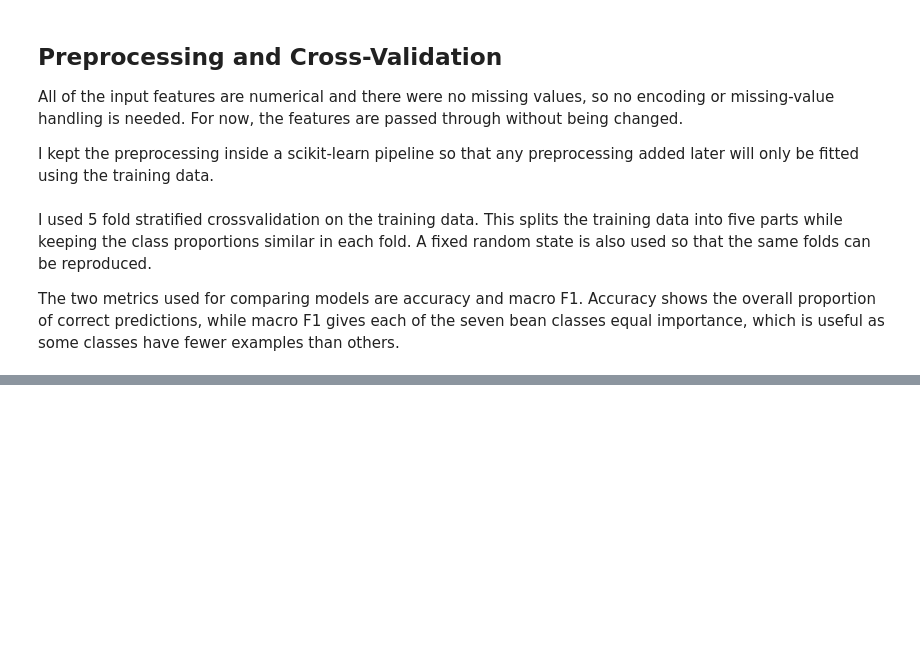
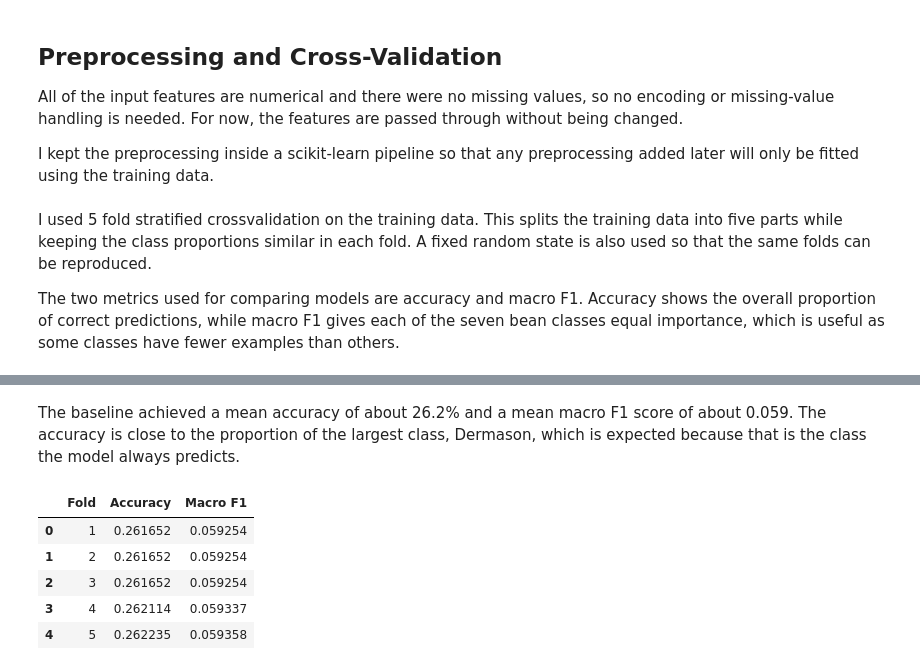
Before and after one commit to cliodhnarv/dry-bean-ml-classification, a Jupyter notebook: notebooks/01_data_audit_and_baseline.ipynb, the cells around one changed output, grey strips where cells are left out. Saved outputs shown, nothing was run; the diff lists cells and outputs as text; code cells hidden in the pictures; blank space fills up the shorter version.

Commit message:
Adding the baseline model and updating docs

```diff
--- a/notebooks/01_data_audit_and_baseline.ipynb
+++ b/notebooks/01_data_audit_and_baseline.ipynb
@@ -394,0 +401,35 @@ scoring = ["accuracy", "f1_macro"]
+# %%
+from sklearn.dummy import DummyClassifier
+from sklearn.model_selection import cross_validate
+
+baseline_pipeline = Pipeline(
+    steps=[
+        ("preprocessor", preprocessor),
+        ("classifier", DummyClassifier(strategy="most_frequent"))
+    ]
+)
+
+baseline_scores = cross_validate(
+    baseline_pipeline,
+    X_train,
+    y_train,
+    cv=cv,
+    scoring=scoring
+)
+# %% [markdown]
+The baseline achieved a mean accuracy of about 26.2% and a mean macro F1 score of about 0.059. The accuracy is close to the proportion of the largest class, Dermason, which is expected because that is the class the model always predicts.
+# %%
+baseline_fold_results = pd.DataFrame({
+    "Fold": range(1, cv.get_n_splits() + 1),
+    "Accuracy": baseline_scores["test_accuracy"],
+    "Macro F1": baseline_scores["test_f1_macro"]
+})
+
+baseline_fold_results
+# %% [output]
+|  | Fold | Accuracy | Macro F1 |
+| 0 | 1 | 0.261652 | 0.059254 |
+| 1 | 2 | 0.261652 | 0.059254 |
+| 2 | 3 | 0.261652 | 0.059254 |
+| 3 | 4 | 0.262114 | 0.059337 |
+| 4 | 5 | 0.262235 | 0.059358 |
```
Also changed, not shown: parts of 3 cells of this notebook, 2 other files.
